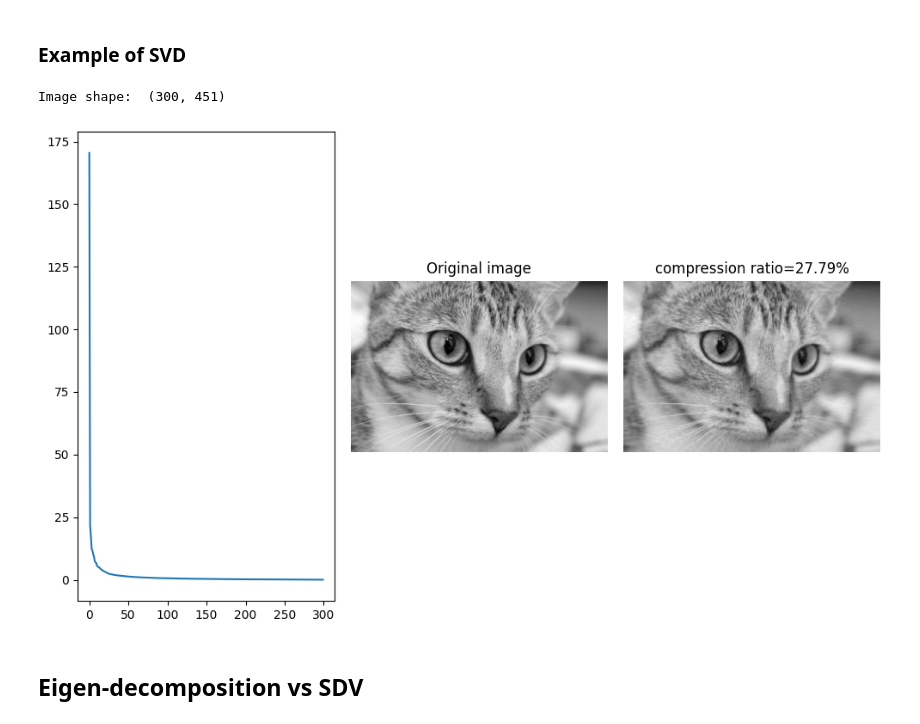
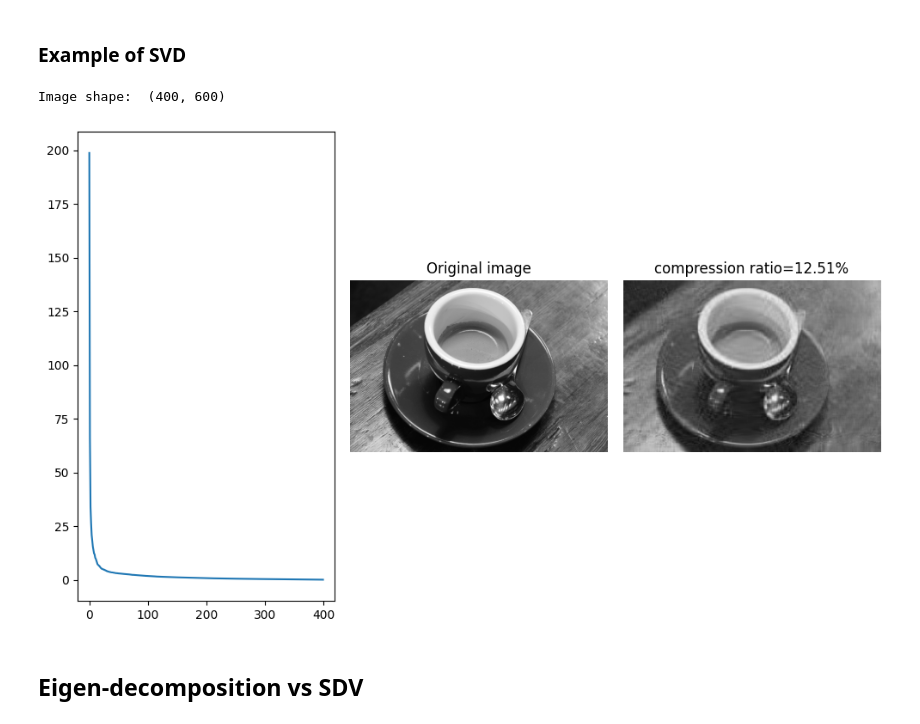
Before and after one commit to hucarlos08/GEO-ML, a Jupyter notebook: Lessons/More_on_matrix.ipynb, the cells around one changed output. Cells and saved outputs as stored; diff of their text form; code cells hidden in the pictures.

```diff
--- a/Lessons/More_on_matrix.ipynb
+++ b/Lessons/More_on_matrix.ipynb
@@ -248,11 +248,11 @@ def compress_show_gray_images(img_name,k):
     axes[2].imshow(reconst_img,cmap='gray')
     axes[2].axis('off')
     fig.tight_layout()
-# %%
-compress_show_gray_images('cat', 50)
-# %% [output]
-Image shape:  (300, 451)
-[figure, removed]
+# %%
+compress_show_gray_images('coffee', 30)
+# %% [output]
+Image shape:  (400, 600)
+[figure, added]
 # %% [markdown]
 ## Eigen-decomposition vs SDV
 # %%
```
Also changed, not shown: parts of 1 cell of this notebook, 7 other files.
